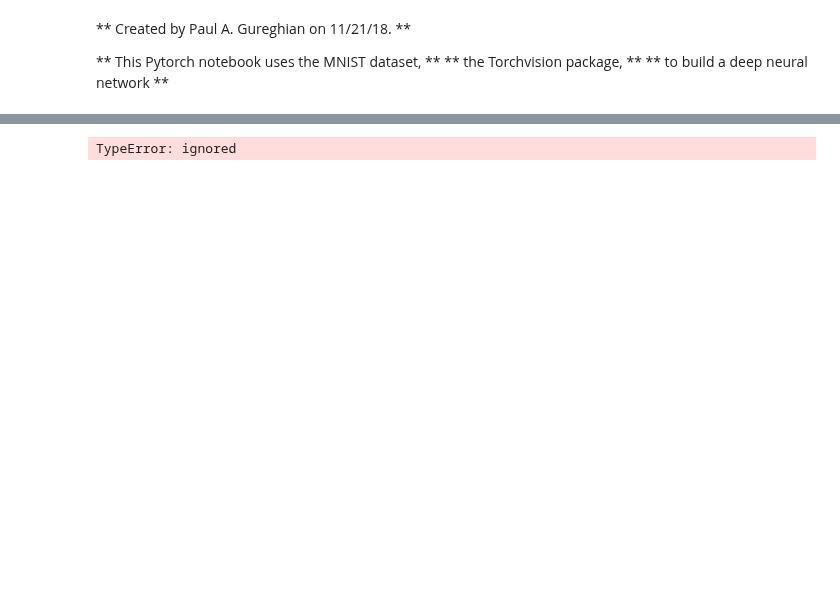
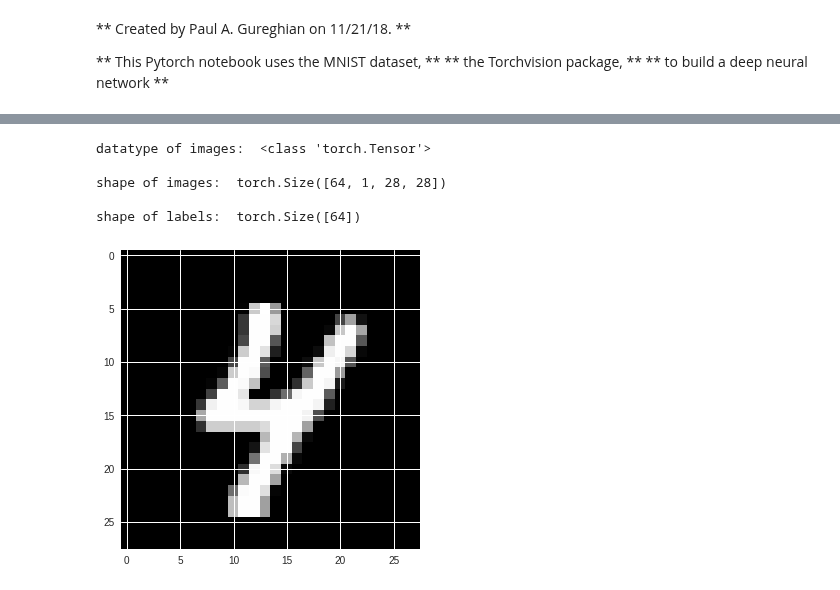
Before and after one commit to paulgureghian/PyTorch_Projects, a Jupyter notebook: Neural_network_in_Pytorch.ipynb, the cells around one changed output, grey strips where cells are left out. Drawn from its saved outputs; the diff is of its cells as text; code cells hidden in the pictures; blank space fills up the shorter version.

```diff
--- a/Neural_network_in_Pytorch.ipynb
+++ b/Neural_network_in_Pytorch.ipynb
@@ -26,7 +26,7 @@ from torchvision import  datasets, transforms
 # %%
 ### define a transform to normalize the data
 
-transform = transforms.Compose([transforms.ToTensor(), transforms.Normalize((0.5),(0.5)),])
+transform = transforms.Compose([transforms.ToTensor(), transforms.Normalize((0.5,),(0.5,)),])
 # %%
 ### download and load the training data
 
@@ -54,10 +60,20 @@ trainloader:  <torch.utils.data.dataloader.DataLoader object at 0x...>
 dataiter = iter(trainloader)
 images, labels = dataiter.next()
 
-print(type(images))
+print("datatype of images: ", (type(images)))
 print('')
-print(images.shape)
+print("shape of images: ", images.shape)
 print('')
-print(labels.shape)
+print("shape of labels: ", labels.shape)
 # %% [output]
-TypeError: ignored
+datatype of images:  <class 'torch.Tensor'>
+
+shape of images:  torch.Size([64, 1, 28, 28])
+
+shape of labels:  torch.Size([64])
+# %%
+### plot an image
+
+plt.imshow(images[1].numpy().squeeze(), cmap='Greys_r');
+# %% [output]
+[figure, added]
```
Also changed, not shown: parts of 16 cells of this notebook.
